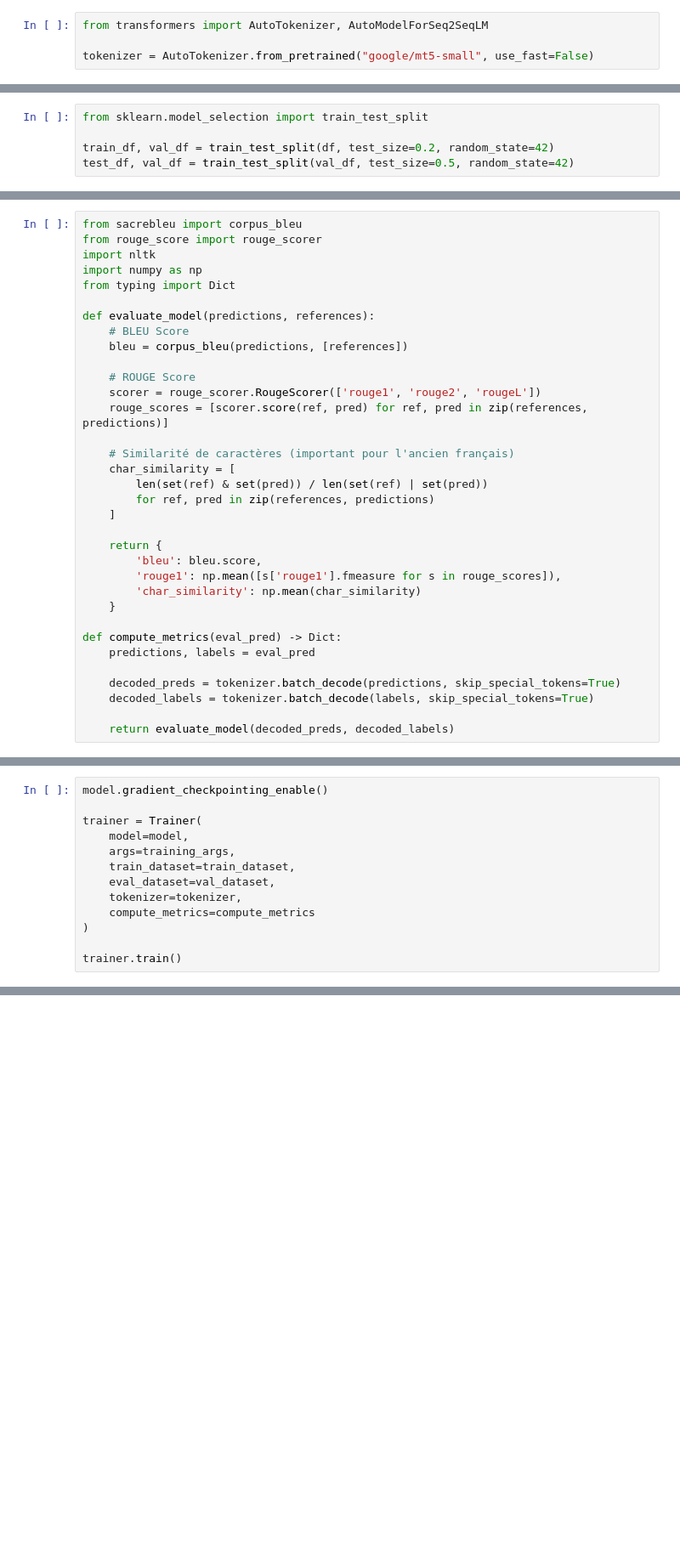
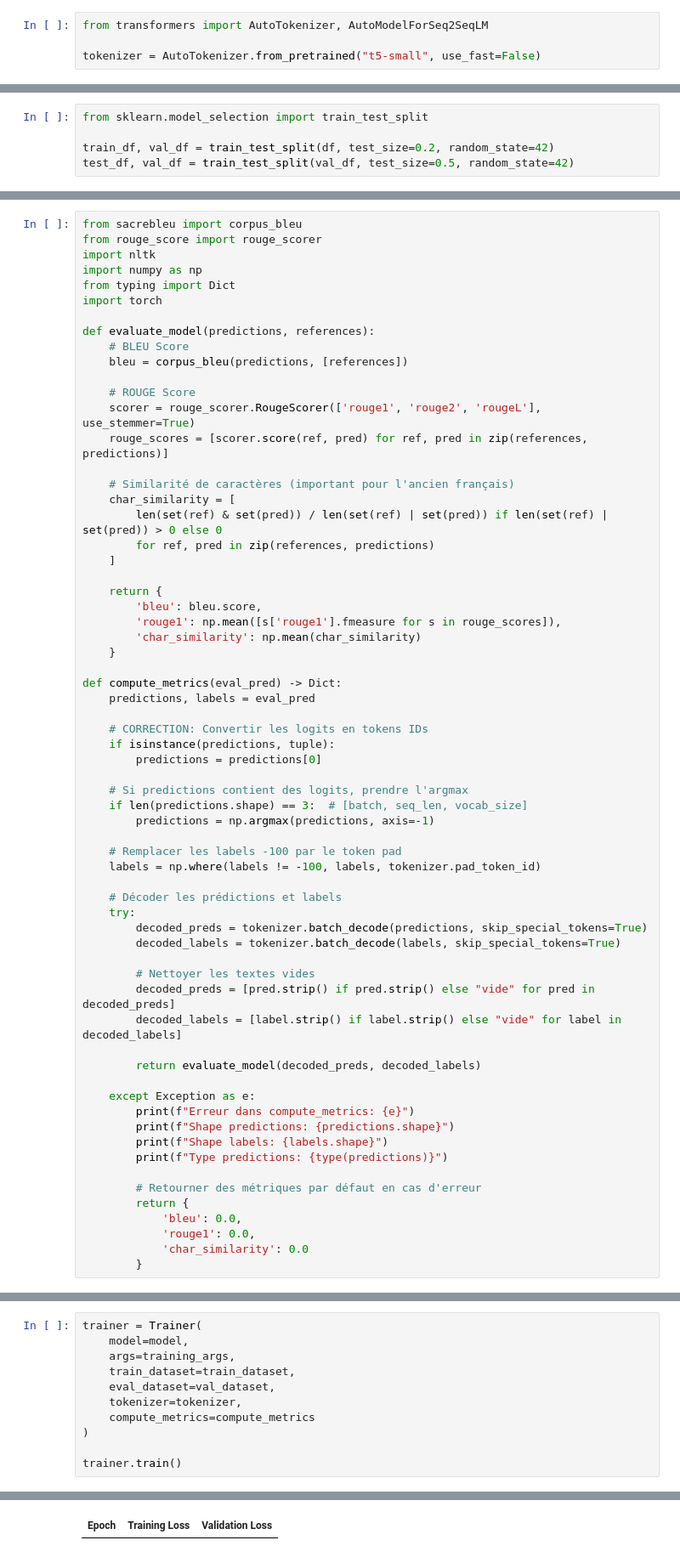
Before and after one commit to istaion/EULA-vaaag-, a Jupyter notebook: notebooks/Vic/first_model.ipynb, the cells around one changed output, grey strips where cells are left out. Shown: that part at 85% size. Cells and saved outputs as stored; diff of their text form; blank space fills up the shorter version.

Commit message:
premier model - push pour entrainer sur machine plus puissante

```diff
--- a/notebooks/Vic/first_model.ipynb
+++ b/notebooks/Vic/first_model.ipynb
@@ -30,7 +63,7 @@ print(df.sample(3))
 # %%
 from transformers import AutoTokenizer, AutoModelForSeq2SeqLM
 
-tokenizer = AutoTokenizer.from_pretrained("google/mt5-small", use_fast=False)
+tokenizer = AutoTokenizer.from_pretrained("t5-small", use_fast=False)
 # %% [output]
 You are using the default legacy behaviour of the <class 'transformers.models.t5.tokenization_t5.T5Tokenizer'>. This is expected, and simply means that the `legacy` (previous) behavior will be used so ...
 # %%
@@ -132,18 +170,19 @@ from rouge_score import rouge_scorer
 import nltk
 import numpy as np
 from typing import Dict
+import torch
 
 def evaluate_model(predictions, references):
     # BLEU Score
     bleu = corpus_bleu(predictions, [references])
 
     # ROUGE Score
-    scorer = rouge_scorer.RougeScorer(['rouge1', 'rouge2', 'rougeL'])
+    scorer = rouge_scorer.RougeScorer(['rouge1', 'rouge2', 'rougeL'], use_stemmer=True)
     rouge_scores = [scorer.score(ref, pred) for ref, pred in zip(references, predictions)]
 
     # Similarité de caractères (important pour l'ancien français)
     char_similarity = [
-        len(set(ref) & set(pred)) / len(set(ref) | set(pred))
+        len(set(ref) & set(pred)) / len(set(ref) | set(pred)) if len(set(ref) | set(pred)) > 0 else 0
         for ref, pred in zip(references, predictions)
     ]
 
@@ -156,10 +195,40 @@ def evaluate_model(predictions, references):
 def compute_metrics(eval_pred) -> Dict:
     predictions, labels = eval_pred
 
-    decoded_preds = tokenizer.batch_decode(predictions, skip_special_tokens=True)
-    decoded_labels = tokenizer.batch_decode(labels, skip_special_tokens=True)
+    # CORRECTION: Convertir les logits en tokens IDs
+    if isinstance(predictions, tuple):
+        predictions = predictions[0]
 
-    return evaluate_model(decoded_preds, decoded_labels)
+    # Si predictions contient des logits, prendre l'argmax
+    if len(predictions.shape) == 3:  # [batch, seq_len, vocab_size]
+        predictions = np.argmax(predictions, axis=-1)
+
+    # Remplacer les labels -100 par le token pad
+    labels = np.where(labels != -100, labels, tokenizer.pad_token_id)
+
+    # Décoder les prédictions et labels
+    try:
+        decoded_preds = tokenizer.batch_decode(predictions, skip_special_tokens=True)
+        decoded_labels = tokenizer.batch_decode(labels, skip_special_tokens=True)
+
+        # Nettoyer les textes vides
+        decoded_preds = [pred.strip() if pred.strip() else "vide" for pred in decoded_preds]
+        decoded_labels = [label.strip() if label.strip() else "vide" for label in decoded_labels]
+
+        return evaluate_model(decoded_preds, decoded_labels)
+
+    except Exception as e:
+        print(f"Erreur dans compute_metrics: {e}")
+        print(f"Shape predictions: {predictions.shape}")
+        print(f"Shape labels: {labels.shape}")
+        print(f"Type predictions: {type(predictions)}")
+
+        # Retourner des métriques par défaut en cas d'erreur
+        return {
+            'bleu': 0.0,
+            'rouge1': 0.0,
+            'char_similarity': 0.0
+        }
 # %%
 print(torch.cuda.get_device_name(0))
 # %% [output]
@@ -171,6 +248,4 @@ zsh:1: command not found: cuda
 # %%
-model.gradient_checkpointing_enable()
-
 trainer = Trainer(
     model=model,
     args=training_args,
@@ -185,0 +262 @@ OutOfMemoryError: CUDA out of memory. Tried to allocate 490.00 MiB. GPU 0 has a
+| Epoch | Training Loss | Validation Loss |
```
Also changed, not shown: parts of 15 cells of this notebook, 12 other files.
